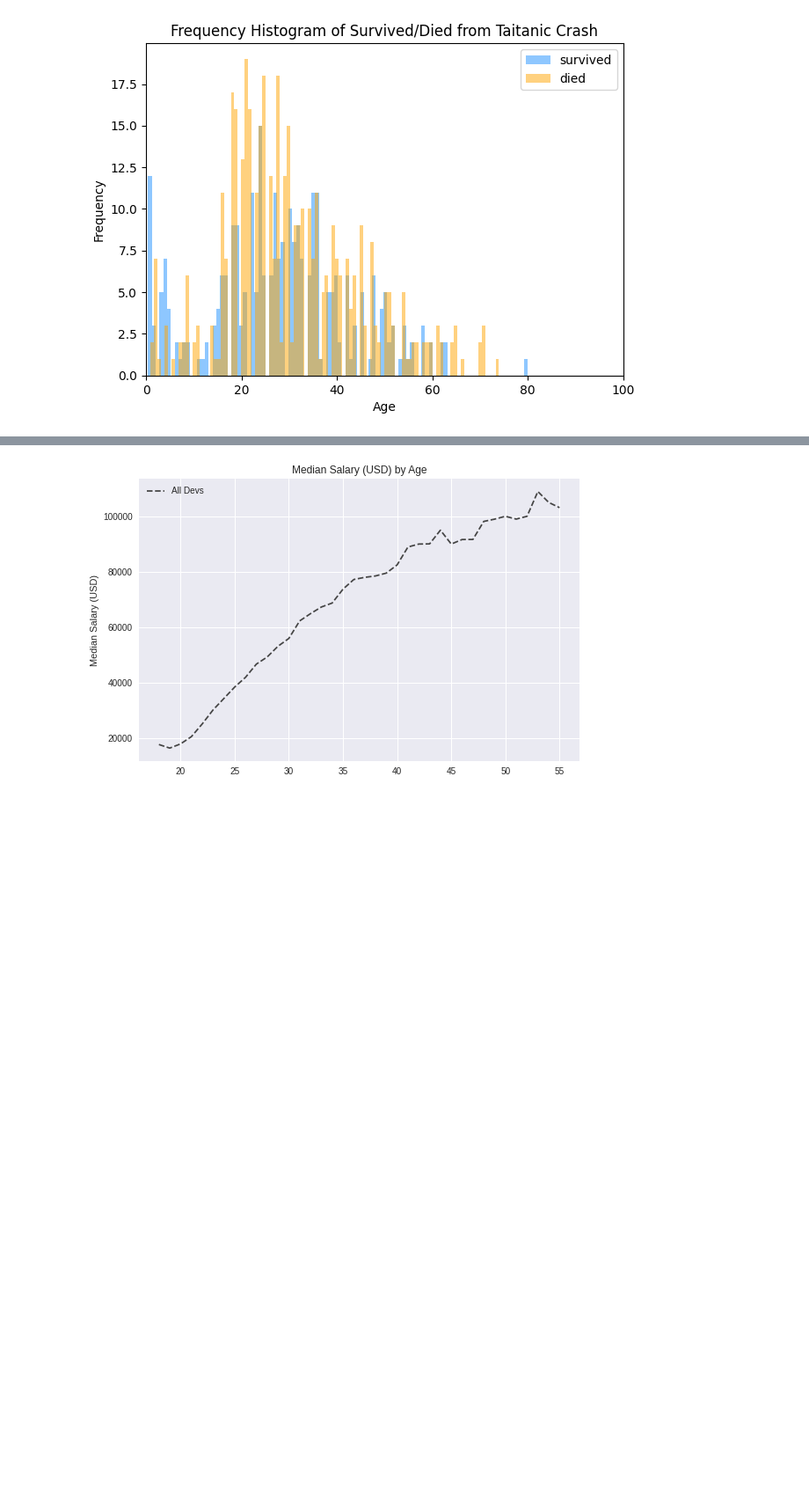
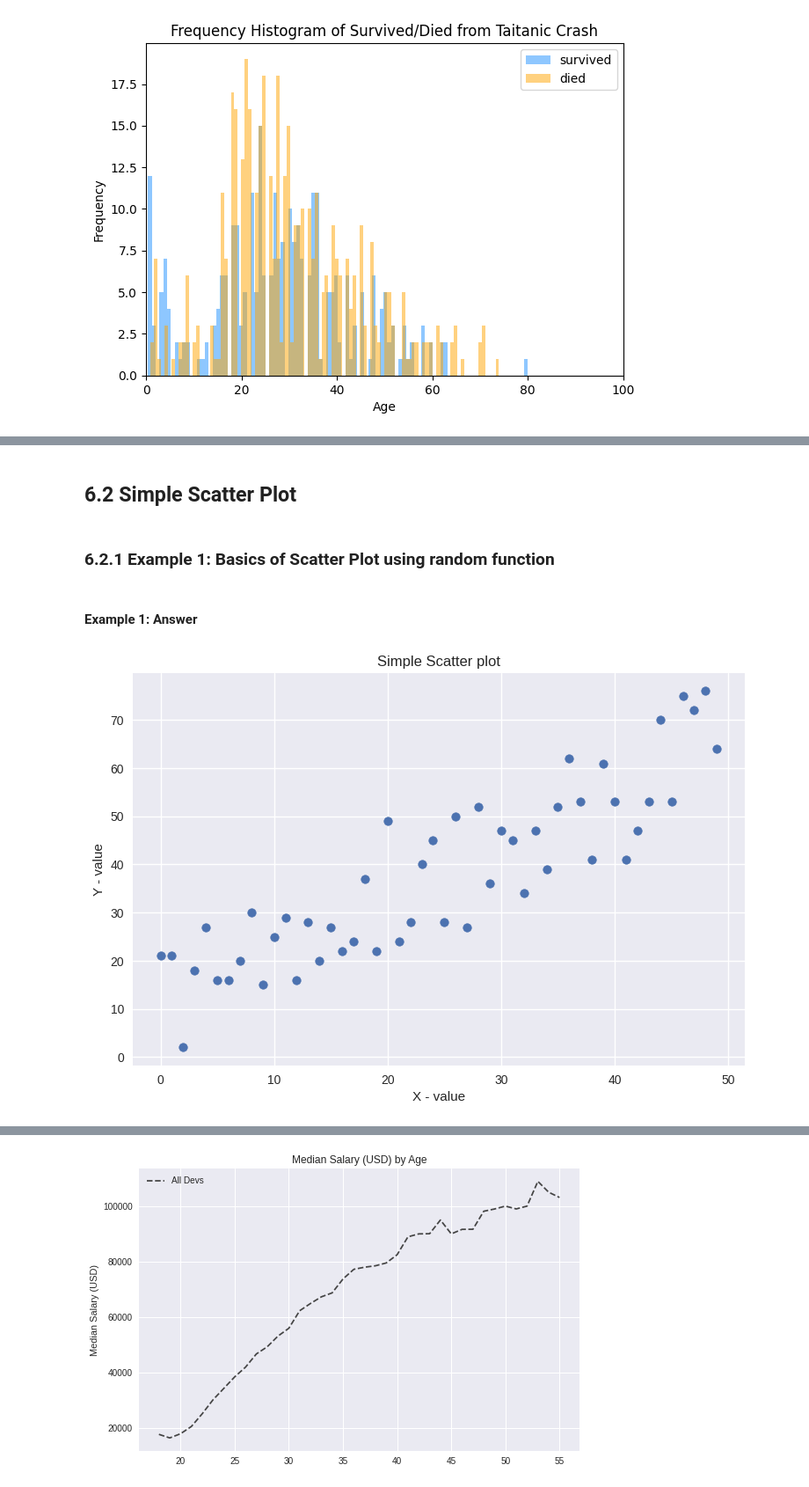
Before and after one commit to GPrathap/pythonII, a Jupyter notebook: matplotlib/matplot-new.ipynb, the cells around one changed output, grey strips where cells are left out. Shown at 88% size. Drawn from its saved outputs; the diff is of its cells as text; code cells hidden in the pictures; blank space fills up the shorter version.

```diff
--- a/matplotlib/matplot-new.ipynb
+++ b/matplotlib/matplot-new.ipynb
@@ -846,0 +887,17 @@ plt.legend();
+# %% [markdown]
+## **6.2 Simple Scatter Plot**
+# %% [markdown]
+### **6.2.1 Example 1**: Basics of Scatter Plot using random function
+# %% [markdown]
+#### **Example 1**: Answer
+# %%
+x = range(50)
+y = range(50) + np.random.randint(0,30,50)
+plt.scatter(x, y)
+plt.rcParams.update({'figure.figsize':(10,8), 'figure.dpi':100})
+plt.title('Simple Scatter plot')
+plt.xlabel('X - value')
+plt.ylabel('Y - value')
+plt.show()
+# %% [output]
+[figure, added]
```
Also changed, not shown: parts of 35 cells of this notebook.
